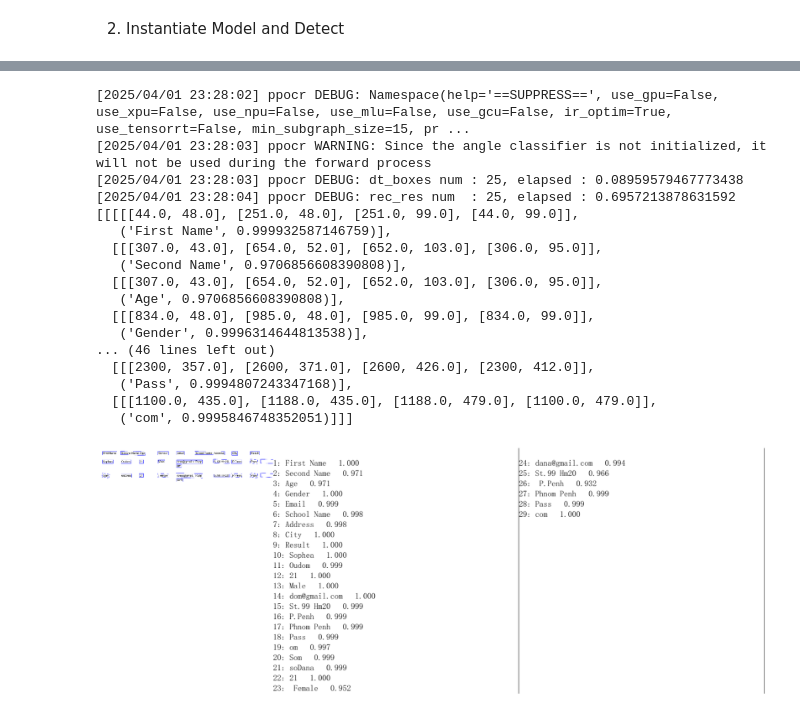
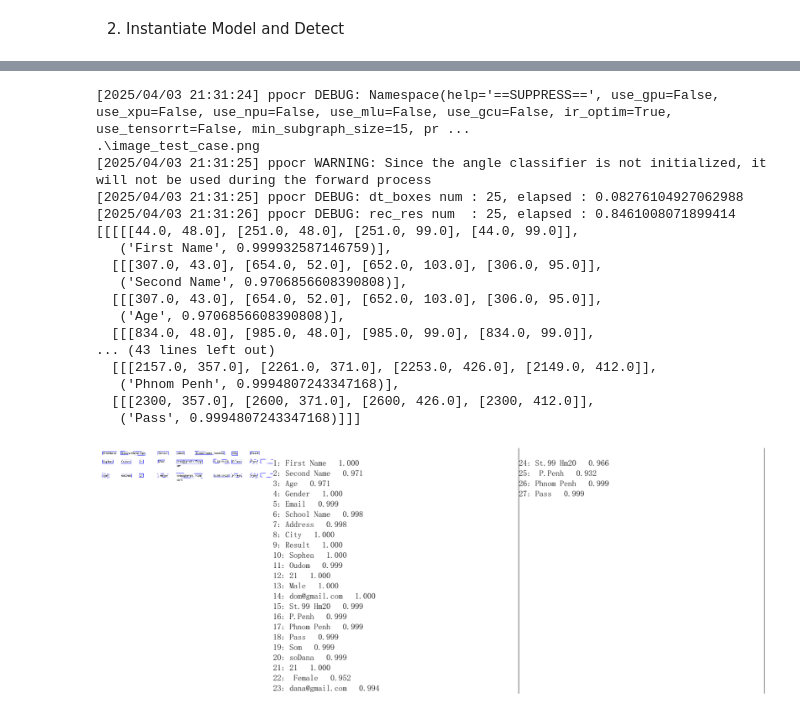
Before and after one commit to JackyDOM/PaddleOCR, a Jupyter notebook: text.ipynb, the cells around one changed output, grey strips where cells are left out. Cells and saved outputs as stored; diff of their text form; code cells hidden in the pictures.

```diff
--- a/text.ipynb
+++ b/text.ipynb
@@ -165,6 +147,7 @@ ocr_model = PaddleOCR(lang='en')
 
 # Path to the image
 img_path = os.path.join('.', 'image_test_case.png')
+print(img_path)
 
 # Perform OCR
 result = ocr_model.ocr(img_path)
@@ -257,6 +240,8 @@ def process_row(row, column_ranges):
 
     # Process each column
     processed_row = []
+    processed_email = None  # To store the email processed in the Email column
+
     for col_name in columns:
         col_texts = columns[col_name]
         if not col_texts:
@@ -318,20 +303,33 @@ def process_row(row, column_ranges):
                     text = text.split("Rupp")[0].strip()
                 if "@gmail" in text:
                     email = text.split("@gmail")[0] + "@gmail.com"
+                    processed_email = email  # Store the processed email
                     processed_row.append([coords, (email, confidence)])
                 elif "sopheaoudom" in text or "dana" in text:
                     email = text + "@gmail.com"
+                    processed_email = email  # Store the processed email
                     processed_row.append([coords, (email, confidence)])
                 else:
                     processed_row.append([coords, (text, confidence)])
 
         elif col_name == "City":
             for text, confidence, coords in col_texts:
+                # Check if the text contains "Pass" and handle it
                 if "Pass" in text:
                     # Split text and extract City and Result
                     parts = text.split("Pass")
                     city_text = parts[0].strip() if parts[0].strip() else "Phnom Penh"  # Default to Phnom Penh
                     result_text = "Pass"
+
+                    # Clean up city_text to remove any trailing "om" or partial email fragments
+                    if "om" in city_text:
+                        if city_text.endswith("om"):
+                            city_text = city_text[:-2].strip()  # Remove "om"
+                        elif " om " in city_text:
+                            city_text = city_text.split(" om ")[0].strip()
+                        # Fix partial city names
+                        if city_text in ["Phn", "Phnom"]:
+                            city_text = "Phnom Penh"
 
                     # Adjust the bounding box for Result (shift x-coordinates)
                     result_coords = [
@@ -348,21 +346,47 @@ def process_row(row, column_ranges):
                     processed_row.append([result_coords, (result_text, confidence)])
 
                 else:
-                    processed_row.append([coords, (text, confidence)])
+                    # Clean up city text if it contains "om" or partial email fragments
+                    cleaned_text = text
+                    if "om" in cleaned_text:
+                        if cleaned_text.endswith("om"):
+                            cleaned_text = cleaned_text[:-2].strip()  # Remove "om"
+                        elif " om " in cleaned_text:
+                            cleaned_text = cleaned_text.split(" om ")[0].strip()
+                        # Fix partial city names
+                        if cleaned_text in ["Phn", "Phnom"]:
+                            cleaned_text = "Phnom Penh"
+                    # Skip if the cleaned text is empty or just "om"
+                    if cleaned_text.strip() and cleaned_text.strip() != "om":
+                        processed_row.append([coords, (cleaned_text, confidence)])
 
         elif col_name == "Result":
             # Skip if we already added a Result entry from the City column
             if not any("Pass" in entry[1][0] for entry in processed_row):
                 for text, confidence, coords in col_texts:
+                    # Skip "om", "com", or any partial email fragments in the Result column
+                    if text.strip() in ["om", "com", "0.997", "0.999"]:  # Skip confidence scores, "om", or "com"
+                        continue
+                    # If we have a processed email, check if this text is a fragment of it
+                    if processed_email and text.strip() in processed_email:
+                        continue  # Skip fragments of the email
                     if "Pass" in text:
                         result = "Pass"
                         processed_row.append([coords, (result, confidence)])
                     else:
-                        processed_row.append([coords, (text, confidence)])
+                        # Only add if the text is meaningful and not a fragment like "om" or "com"
+                        if text.strip() and text.strip() not in ["om", "com"]:
+                            processed_row.append([coords, (text, confidence)])
 
         else:
             for text, confidence, coords in col_texts:
+                # Skip "om" or "com" if it appears as a standalone entry in any column
+                if text.strip() in ["om", "com"]:
+                    continue
                 processed_row.append([coords, (text, confidence)])
+
+    # Final pass: Remove any standalone "om" or "com" entries that might have slipped through
+    processed_row = [entry for entry in processed_row if entry[1][0].strip() not in ["om", "com"]]
 
     return processed_row
 
@@ -377,40 +401,40 @@ image = cv2.imread(img_path)
 
 # Extract boxes, texts, and scores for visualization
 boxes = [line[0] for line in fixed_result[0]]
 texts = [line[1][0] for line in fixed_result[0]]  # Only use the text, not the confidence score
 scores = [line[1][1] for line in fixed_result[0]]
 
 # Specify the font path
 font_path = os.path.join('PaddleOCR', 'doc', 'fonts', 'simfang.ttf')  # Adjust this path if needed
 
 # Draw the OCR results on the image
 annotated = draw_ocr(image, boxes, texts, scores, font_path=font_path)
 
 # Convert BGR (OpenCV format) to RGB (for matplotlib)
 annotated_rgb = cv2.cvtColor(annotated, cv2.COLOR_BGR2RGB)
 
 # Create a larger figure for display
 plt.figure(figsize=(20, 10), dpi=100)  # Increase figure size (width, height) in inches, adjust DPI for clarity
 plt.imshow(annotated_rgb)
 plt.axis('off')  # Hide axes for a cleaner view
 plt.tight_layout()  # Minimize padding
 plt.show()
 # %% [output]
-[2025/04/01 23:28:02] ppocr DEBUG: Namespace(help='==SUPPRESS==', use_gpu=False, use_xpu=False, use_npu=False, use_mlu=False, use_gcu=False, ir_optim=True, use_tensorrt=False, min_subgraph_size=15, pr ...
-[2025/04/01 23:28:03] ppocr WARNING: Since the angle classifier is not initialized, it will not be used during the forward process
-[2025/04/01 23:28:03] ppocr DEBUG: dt_boxes num : 25, elapsed : 0.08959579467773438
-[2025/04/01 23:28:04] ppocr DEBUG: rec_res num  : 25, elapsed : 0.6957213878631592
+[2025/04/03 21:31:24] ppocr DEBUG: Namespace(help='==SUPPRESS==', use_gpu=False, use_xpu=False, use_npu=False, use_mlu=False, use_gcu=False, ir_optim=True, use_tensorrt=False, min_subgraph_size=15, pr ...
+.\image_test_case.png
+[2025/04/03 21:31:25] ppocr WARNING: Since the angle classifier is not initialized, it will not be used during the forward process
+[2025/04/03 21:31:25] ppocr DEBUG: dt_boxes num : 25, elapsed : 0.08276104927062988
+[2025/04/03 21:31:26] ppocr DEBUG: rec_res num  : 25, elapsed : 0.8461008071899414
 [[[[[44.0, 48.0], [251.0, 48.0], [251.0, 99.0], [44.0, 99.0]],
    ('First Name', 0.999932587146759)],
   [[[307.0, 43.0], [654.0, 52.0], [652.0, 103.0], [306.0, 95.0]],
    ('Second Name', 0.9706856608390808)],
   [[[307.0, 43.0], [654.0, 52.0], [652.0, 103.0], [306.0, 95.0]],
    ('Age', 0.9706856608390808)],
   [[[834.0, 48.0], [985.0, 48.0], [985.0, 99.0], [834.0, 99.0]],
-   ('Gender', 0.9996314644813538)],
-... (46 lines left out)
+... (43 lines left out)
+  [[[2157.0, 357.0], [2261.0, 371.0], [2253.0, 426.0], [2149.0, 412.0]],
+   ('Phnom Penh', 0.9994807243347168)],
   [[[2300, 357.0], [2600, 371.0], [2600, 426.0], [2300, 412.0]],
-   ('Pass', 0.9994807243347168)],
-  [[[1100.0, 435.0], [1188.0, 435.0], [1188.0, 479.0], [1100.0, 479.0]],
-   ('com', 0.9995846748352051)]]]
+   ('Pass', 0.9994807243347168)]]]
-[figure, old version]
+[figure, new version]
```
Also changed, not shown: parts of 13 cells of this notebook.
